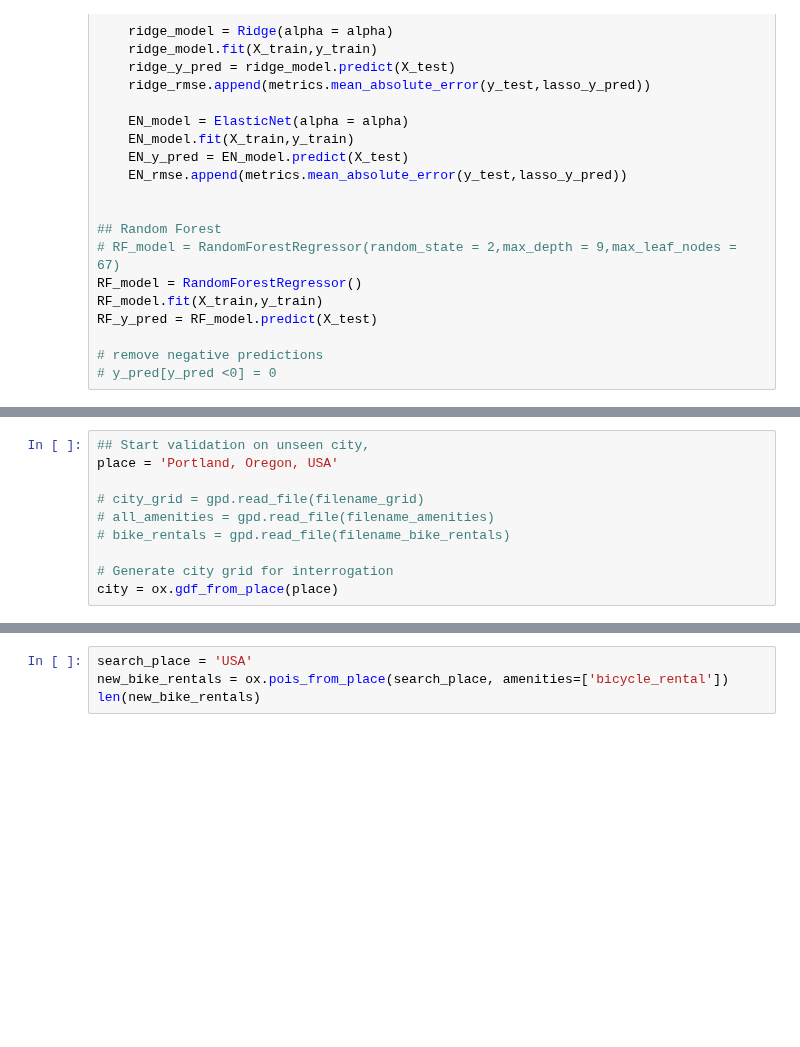
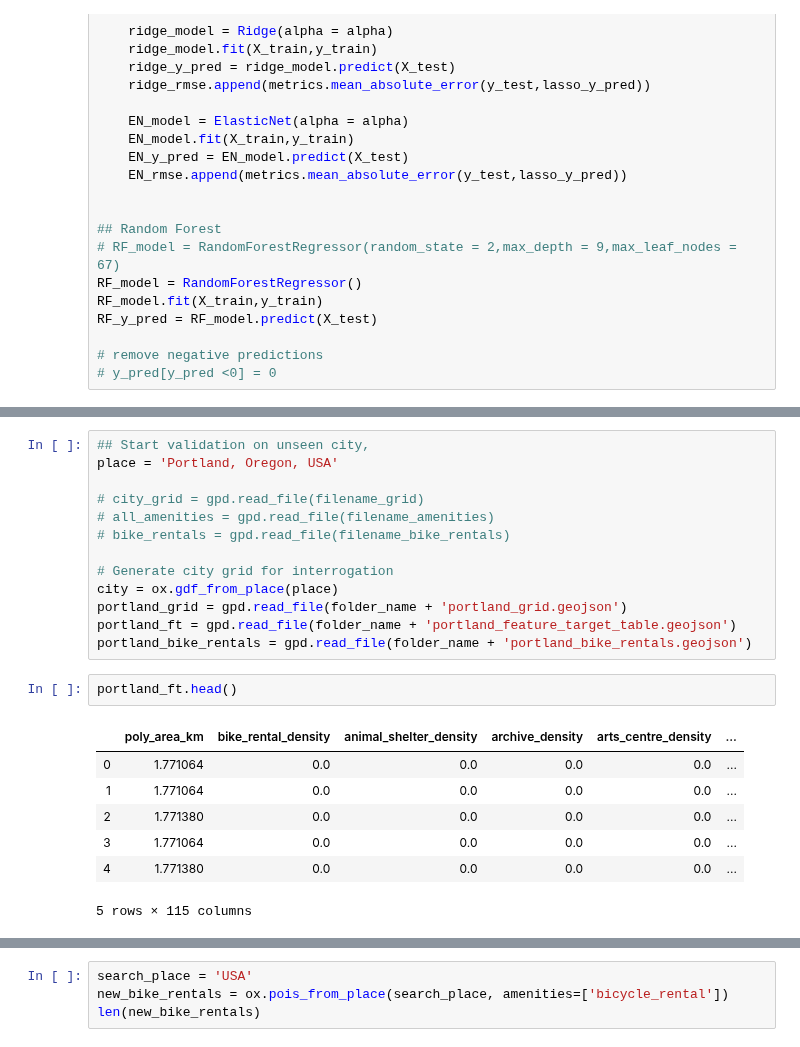
Before and after one commit to peterlzhang/better-bike-share, a Jupyter notebook: bike_share_analysis/train_predict_bike_share.ipynb, the cells around one changed output, grey strips where cells are left out. Saved outputs shown, nothing was run; the diff lists cells and outputs as text; blank space fills up the shorter version.

```diff
--- a/bike_share_analysis/train_predict_bike_share.ipynb
+++ b/bike_share_analysis/train_predict_bike_share.ipynb
@@ -202,3 +313,16 @@ place = 'Portland, Oregon, USA'
 
 # Generate city grid for interrogation
 city = ox.gdf_from_place(place)
+portland_grid = gpd.read_file(folder_name + 'portland_grid.geojson')
+portland_ft = gpd.read_file(folder_name + 'portland_feature_target_table.geojson')
+portland_bike_rentals = gpd.read_file(folder_name + 'portland_bike_rentals.geojson')
+# %%
+portland_ft.head()
+# %% [output]
+|  | poly_area_km | bike_rental_density | animal_shelter_density | archive_density | arts_centre_density | ... |
+| 0 | 1.771064 | 0.0 | 0.0 | 0.0 | 0.0 | ... |
+| 1 | 1.771064 | 0.0 | 0.0 | 0.0 | 0.0 | ... |
+| 2 | 1.771380 | 0.0 | 0.0 | 0.0 | 0.0 | ... |
+| 3 | 1.771064 | 0.0 | 0.0 | 0.0 | 0.0 | ... |
+| 4 | 1.771380 | 0.0 | 0.0 | 0.0 | 0.0 | ... |
+5 rows × 115 columns
```
Also changed, not shown: parts of 9 cells of this notebook, 2 other files.
